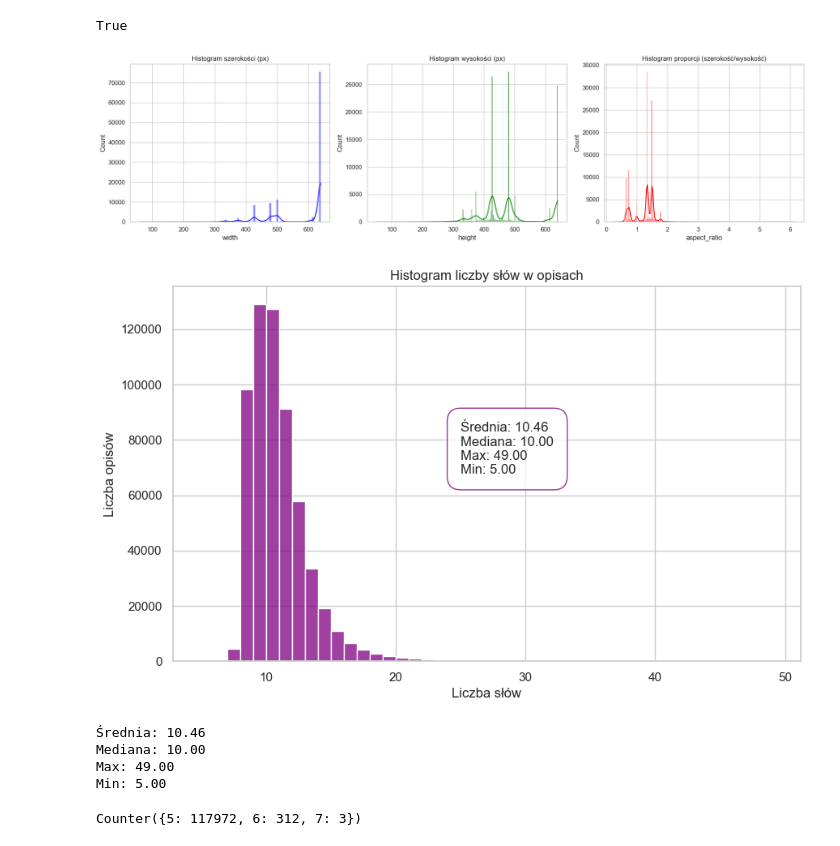
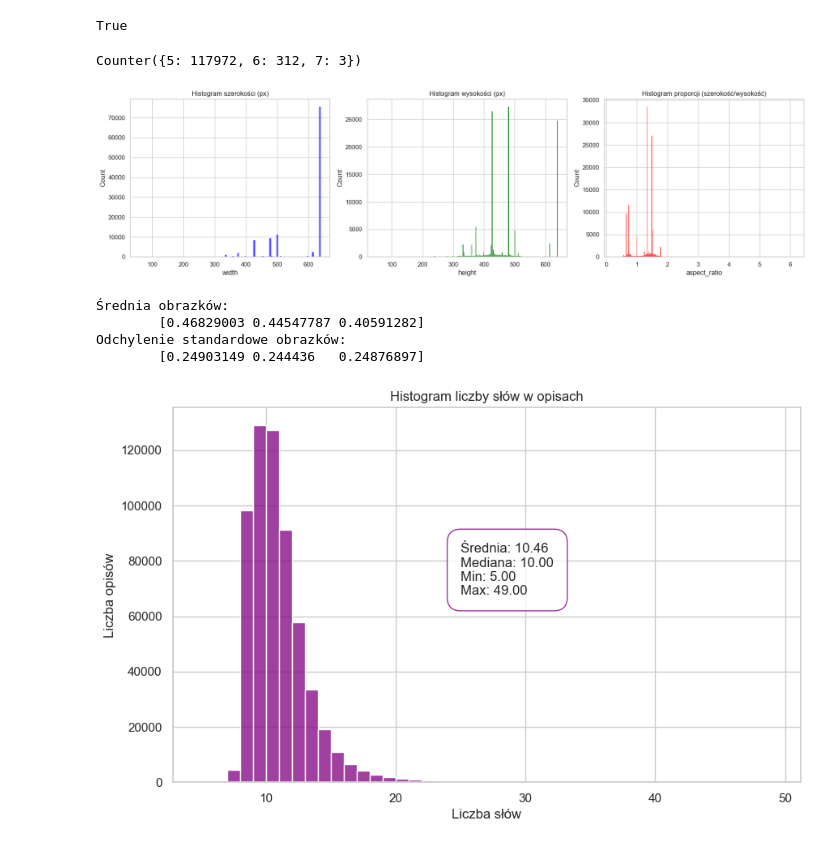
Before and after one commit to MeasureZer0/neural-networks-project-1, a Jupyter notebook: data_exploration/data_exploration.ipynb, the cells around one changed output. Saved outputs shown, nothing was run; the diff lists cells and outputs as text; code cells hidden in the pictures.

Commit message:
feat: final additions to data exploration
Added: examples of data, mean and std of colors, most common words. Also changed order of some code.

```diff
--- a/data_exploration/data_exploration.ipynb
+++ b/data_exploration/data_exploration.ipynb
@@ -8,16 +12,17 @@ from collections import Counter
 # %%
 path_images_train = "../train2017"
 path_images_val = "../val2017"
-path_captions_train = "../annotations/captions_train2017.json"
-path_captions_val = "../annotations/captions_val2017.json"
+path_json_train = "../annotations/captions_train2017.json"
+path_json_val = "../annotations/captions_val2017.json"
 # %%
-with open(path_captions_train, 'r') as file:
-    train_data = json.load(file)
-images_dict = {img['id'] : img['file_name'] for img in train_data['images']} # słownik (image_id : image_name)
-images_ids = set(images_dict.keys())
+with open(path_json_train, 'r') as file:
+    train_json = json.load(file)
+images_dict = {img['id'] : img['file_name'] for img in train_json['images']} # słownik (image_id : image_name)
+
+image_ids = set(images_dict.keys())
 
 annotation_dict = {} # słownik (image_id : [caption1, ...])
-for annot in train_data['annotations']:
+for annot in train_json['annotations']:
     image_id = annot['image_id']
     caption = annot['caption']
     if image_id not in annotation_dict:
@@ -25,4 +30,4 @@ for annot in train_data['annotations']:
     annotation_dict[image_id].append(caption)
 annotated_images_ids = set(annotation_dict.keys())
 
-images_names = set(os.listdir(path_images_train))
+image_names = set(os.listdir(path_images_train))
@@ -35,25 +56,30 @@ print(images_ids == annotated_images_ids) # czy obrazy i podpisy się zgadzają
 # %% [output]
 True
+# %%
+captions_count = [len(x) for x in annotation_dict.values()] # ile opisów na obraz
+print(Counter(captions_count))
+# %% [output]
+Counter({5: 117972, 6: 312, 7: 3})
 # %%
-images_info = pd.DataFrame(train_data['images'])
-images_info['aspect_ratio'] = images_info['width'] / images_info['height']
+image_infos = pd.DataFrame(train_json['images'])
+image_infos['aspect_ratio'] = image_infos['width'] / image_infos['height']
 # %%
 sns.set_theme(style='whitegrid')
 fig, axes = plt.subplots(1, 3, figsize=(18, 5))
 
-# 1. Histogram szerokości
-sns.histplot(images_info['width'], ax=axes[0], color='blue', kde=True)
+# Hist. szerokości
+sns.histplot(image_infos['width'], ax=axes[0], color='blue')
 axes[0].set_title('Histogram szerokości (px)')
 
-# 2. Histogram wysokości
-sns.histplot(images_info['height'], ax=axes[1], color='green', kde=True)
+# Hist. wysokości
+sns.histplot(image_infos['height'], ax=axes[1], color='green')
 axes[1].set_title('Histogram wysokości (px)')
 
-# 3. Histogram proporcji (Aspect Ratio)
-sns.histplot(images_info['aspect_ratio'], ax=axes[2], color='red', kde=True)
+# Hist. proporcji
+sns.histplot(image_infos['aspect_ratio'], ax=axes[2], color='red')
 axes[2].set_title('Histogram proporcji (szerokość/wysokość)')
 
 plt.tight_layout()
 plt.show()
 # %% [output]
-[figure, old version]
+[figure, new version]
@@ -60 +106,9 @@ plt.show()
+# %%
+print(f"Średnia obrazków: \n\t{image_mean_final}")
+print(f"Odchylenie standardowe obrazków: \n\t{np.sqrt(image_var_final)}")
+# %% [output]
+Średnia obrazków:
+        [0.46829003 0.44547787 0.40591282]
+Odchylenie standardowe obrazków:
+        [0.24903149 0.244436   0.24876897]
 # %%
@@ -71,7 +125,7 @@ word_stats = {
 word_stats_text = '\n'.join([f"{title}: {value:.2f}" for title, value in word_stats.items()])
 # %%
 plt.figure(figsize=(10, 6))
-sns.histplot(word_counts['count'], bins=range(min(word_counts_list), max(word_counts_list) + 1), color='purple')
+sns.histplot(caption_legths_df['count'], bins=range(word_stats['Min'], word_stats['Max'] + 1), color='purple')
 plt.title('Histogram liczby słów w opisach')
 plt.xlabel('Liczba słów')
 plt.ylabel('Liczba opisów')
@@ -79,16 +133,4 @@ plt.text(25, plt.gca().get_ylim()[1]*0.5, word_stats_text, fontsize=12,
              bbox=dict(facecolor='white', alpha=0.8, edgecolor='purple', boxstyle='round,pad=1'))
 plt.show()
 # %% [output]
-[figure, old version]
+[figure, new version]
-# %%
-print(word_stats_text)
-# %% [output]
-Średnia: 10.46
-Mediana: 10.00
-Max: 49.00
-Min: 5.00
-# %%
-captions_count = [len(x) for x in annotation_dict.values()] # ile opisów na obraz
-print(Counter(captions_count))
-# %% [output]
-Counter({5: 117972, 6: 312, 7: 3})
```
Also changed, not shown: parts of 10 cells of this notebook.
